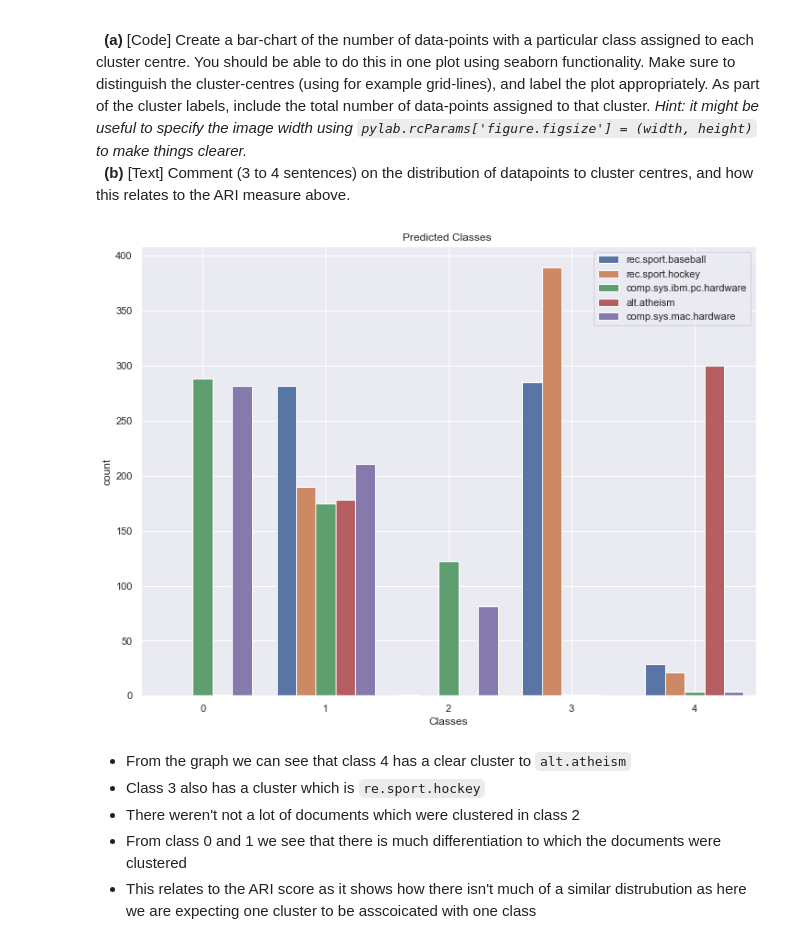
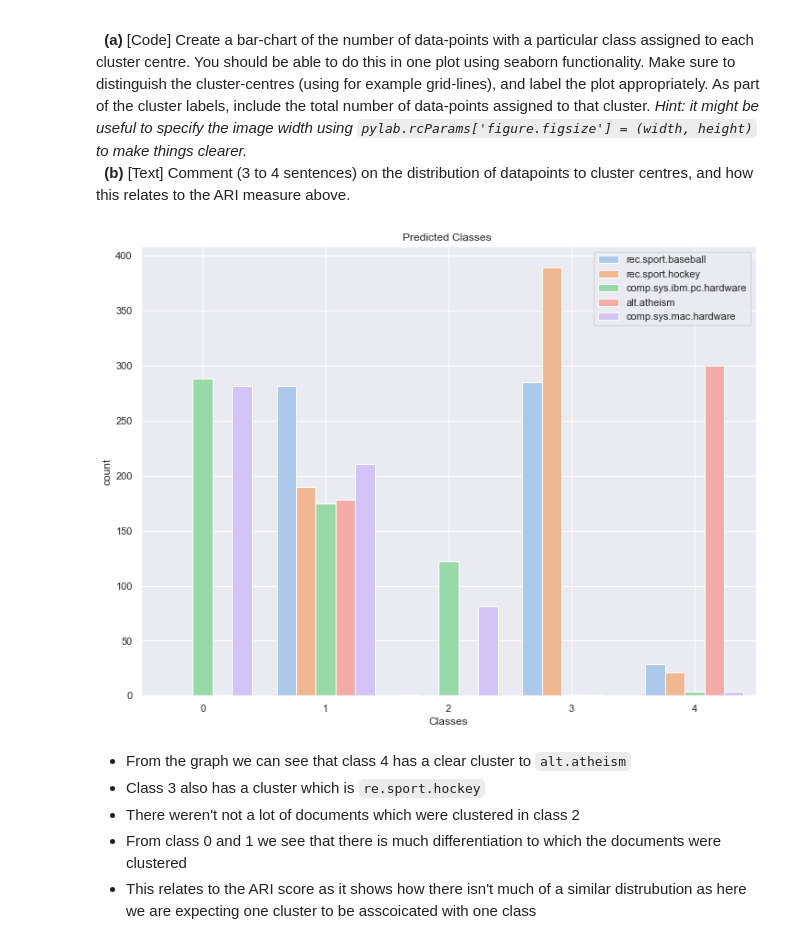
Before and after one commit to aadulan/iaml2018, a Jupyter notebook: Assignments/04_A_KMeans.ipynb, the cells around one changed output. Saved outputs shown, nothing was run; the diff lists cells and outputs as text; code cells hidden in the pictures.

```diff
--- a/Assignments/04_A_KMeans.ipynb
+++ b/Assignments/04_A_KMeans.ipynb
@@ -286,20 +286,21 @@ Let us explore the quality of the fit further. We will visualise bar-charts of t
 # %%
 # make figure size bigger
 pylab.rcParams['figure.figsize'] = (12, 9)
 
 # plot the classes
 sns.countplot(x=preds,
             data=X,
-              hue=y
+              hue=y,
+              palette='pastel'
               )
 
 # ------labels and titles
 plt.grid(which='major',axis='x')
 plt.title('Predicted Classes ')
 plt.xlabel('Classes')
 plt.show()
 # %% [output]
-[figure, old version]
+[figure, new version]
 # %% [markdown]
 - From the graph we can see that class 4 has a clear cluster to `alt.atheism`
 - Class 3 also has a cluster which is `re.sport.hockey`
```
Also changed, not shown: parts of 10 cells of this notebook.
